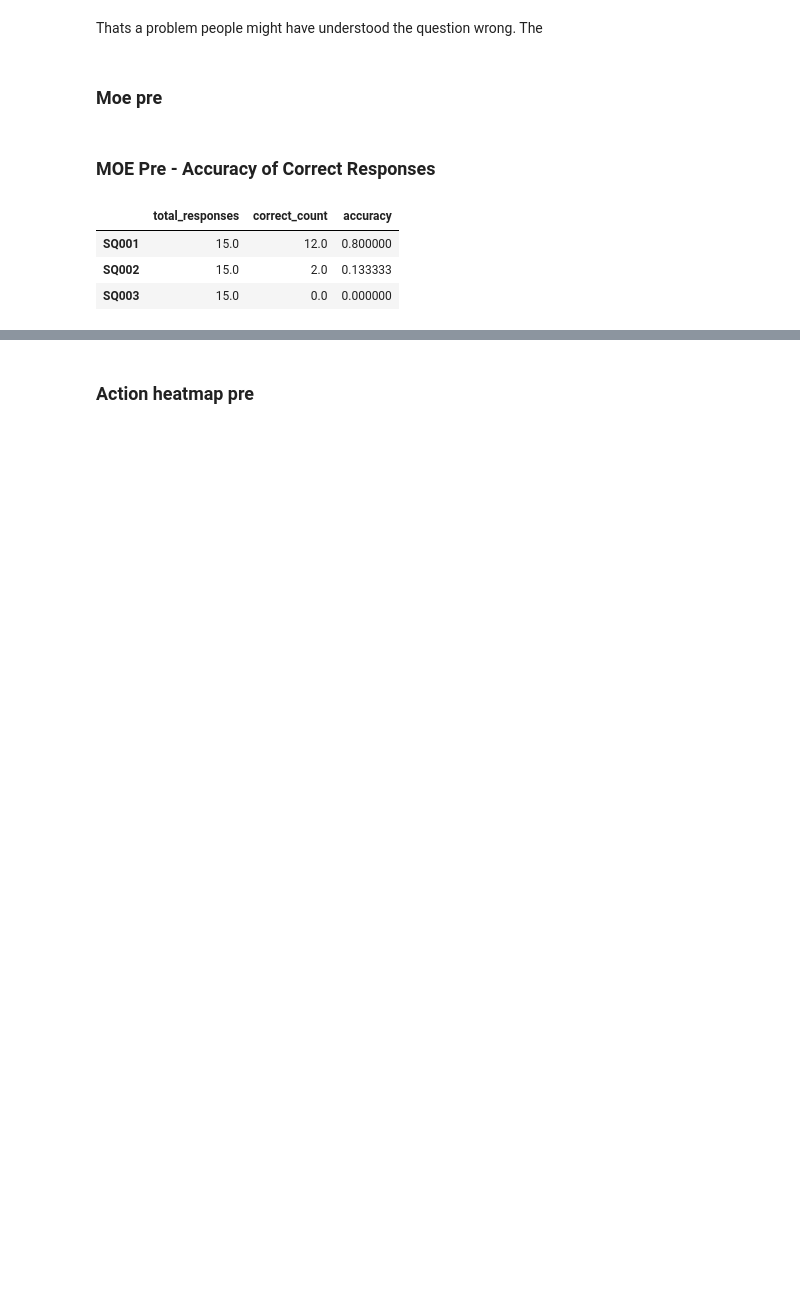
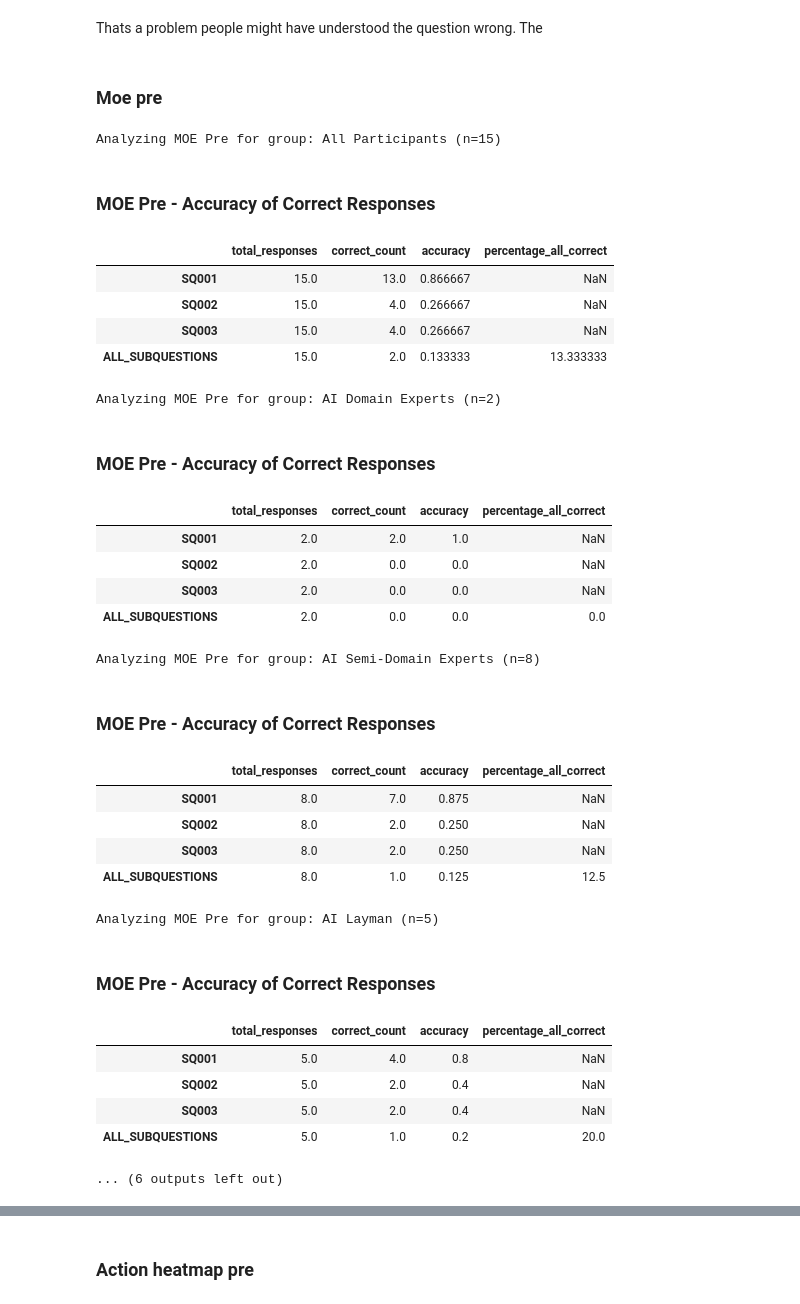
Before and after one commit to StefanHamm/surveyMasterThesis, a Jupyter notebook: survey_analysis.ipynb, the cells around one changed output, grey strips where cells are left out. Cells and saved outputs as stored; diff of their text form; code cells hidden in the pictures; blank space fills up the shorter version.

```diff
--- a/survey_analysis.ipynb
+++ b/survey_analysis.ipynb
@@ -146,3 +136,7 @@ groups = {
     "Aviation Semi-Domain Experts": AviationSemiDomainExperts,
     "Aviation Layman": AviationLayman,
 }
+
+# go over all groups if len == 0 remove them from the groups dict
+groups = {k: v for k, v in groups.items() if len(v) > 0}
+print("Groups after filtering empty ones:", list(groups.keys()))
@@ -755,7 +870,10 @@ def check_action_heatmap_correct(df,question_code):
 
     return pd.Series(results)
 
-action_heatmap_results = check_action_heatmap_correct(df, question_pairs["mental_models"]["action_heatmaps"]["post"])
-display(Markdown("### Action Heatmap - Accuracy of Correct Responses"))
-display(action_heatmap_results)
+for group_name, gdf in groups.items():
+    print(f"Analyzing Action Heatmap for group: {group_name} (n={len(gdf)})")
+
+    action_heatmap_results = check_action_heatmap_correct(gdf, question_pairs["mental_models"]["action_heatmaps"]["post"])
+    display(Markdown("### Action Heatmap - Accuracy of Correct Responses"))
+    display(action_heatmap_results)
 # %% [output]
@@ -830,9 +968,13 @@ def check_saliency_safe_state_pre(df, question_code):
         "accuracy": accuracy
     }])
 
-saliency_safe_state_pre_results = check_saliency_safe_state_pre(
-    df, question_pairs["mental_models"]["saliency_safe_state"]["pre"]
-)
-display(Markdown("### Saliency Safe State Pre - Accuracy (SQ001-005=No AND SQ006/007=Yes)"))
-display(saliency_safe_state_pre_results)
+
+for group_name, gdf in groups.items():
+    print(f"Analyzing Saliency Safe State Pre for group: {group_name} (n={len(gdf)})")
+
+    saliency_safe_state_pre_results = check_saliency_safe_state_pre(
+        gdf, question_pairs["mental_models"]["saliency_safe_state"]["pre"]
+    )
+    display(Markdown("### Saliency Safe State Pre - Accuracy (SQ001-005=No AND SQ006/007=Yes)"))
+    display(saliency_safe_state_pre_results)
 # %% [output]
@@ -919,10 +1164,38 @@ Thats a problem people might have understood the question wrong. The
 # %%
-moe_pre_results = check_moe_correct(df, question_pairs["mental_models"]["moe"]["pre"], ["SQ001", "SQ002", "SQ003"])
-display(Markdown("### MOE Pre - Accuracy of Correct Responses"))
-display(moe_pre_results)
+
+for group_name, gdf in groups.items():
+    print(f"Analyzing MOE Pre for group: {group_name} (n={len(gdf)})")
+
+    moe_pre_results = check_moe_pre_correct(gdf, question_pairs["mental_models"]["moe"]["pre"], ["SQ001", "SQ002", "SQ003"])
+    display(Markdown("### MOE Pre - Accuracy of Correct Responses"))
+    display(moe_pre_results)
 # %% [output]
+Analyzing MOE Pre for group: All Participants (n=15)
 ### MOE Pre - Accuracy of Correct Responses
-|  | total_responses | correct_count | accuracy |
-| SQ001 | 15.0 | 12.0 | 0.800000 |
-| SQ002 | 15.0 | 2.0 | 0.133333 |
-| SQ003 | 15.0 | 0.0 | 0.000000 |
+|  | total_responses | correct_count | accuracy | percentage_all_correct |
+| SQ001 | 15.0 | 13.0 | 0.866667 | NaN |
+| SQ002 | 15.0 | 4.0 | 0.266667 | NaN |
+| SQ003 | 15.0 | 4.0 | 0.266667 | NaN |
+| ALL_SUBQUESTIONS | 15.0 | 2.0 | 0.133333 | 13.333333 |
+Analyzing MOE Pre for group: AI Domain Experts (n=2)
+### MOE Pre - Accuracy of Correct Responses
+|  | total_responses | correct_count | accuracy | percentage_all_correct |
+| SQ001 | 2.0 | 2.0 | 1.0 | NaN |
+| SQ002 | 2.0 | 0.0 | 0.0 | NaN |
+| SQ003 | 2.0 | 0.0 | 0.0 | NaN |
+| ALL_SUBQUESTIONS | 2.0 | 0.0 | 0.0 | 0.0 |
+Analyzing MOE Pre for group: AI Semi-Domain Experts (n=8)
+### MOE Pre - Accuracy of Correct Responses
+|  | total_responses | correct_count | accuracy | percentage_all_correct |
+| SQ001 | 8.0 | 7.0 | 0.875 | NaN |
+| SQ002 | 8.0 | 2.0 | 0.250 | NaN |
+| SQ003 | 8.0 | 2.0 | 0.250 | NaN |
+| ALL_SUBQUESTIONS | 8.0 | 1.0 | 0.125 | 12.5 |
+Analyzing MOE Pre for group: AI Layman (n=5)
+### MOE Pre - Accuracy of Correct Responses
+|  | total_responses | correct_count | accuracy | percentage_all_correct |
+| SQ001 | 5.0 | 4.0 | 0.8 | NaN |
+| SQ002 | 5.0 | 2.0 | 0.4 | NaN |
+| SQ003 | 5.0 | 2.0 | 0.4 | NaN |
+| ALL_SUBQUESTIONS | 5.0 | 1.0 | 0.2 | 20.0 |
+... (6 outputs left out)
```
Also changed, not shown: parts of 21 cells of this notebook.
